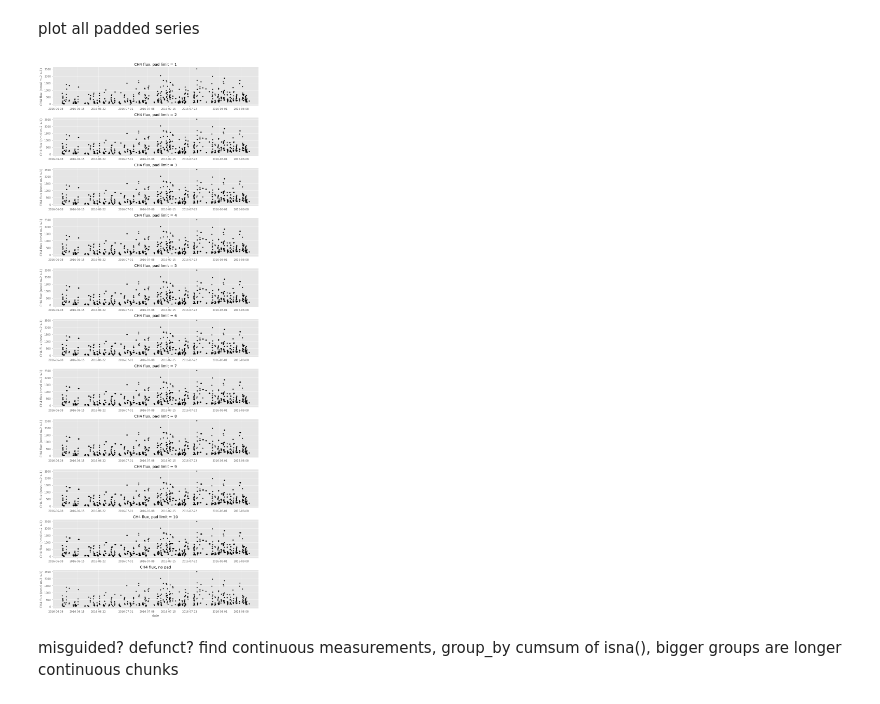
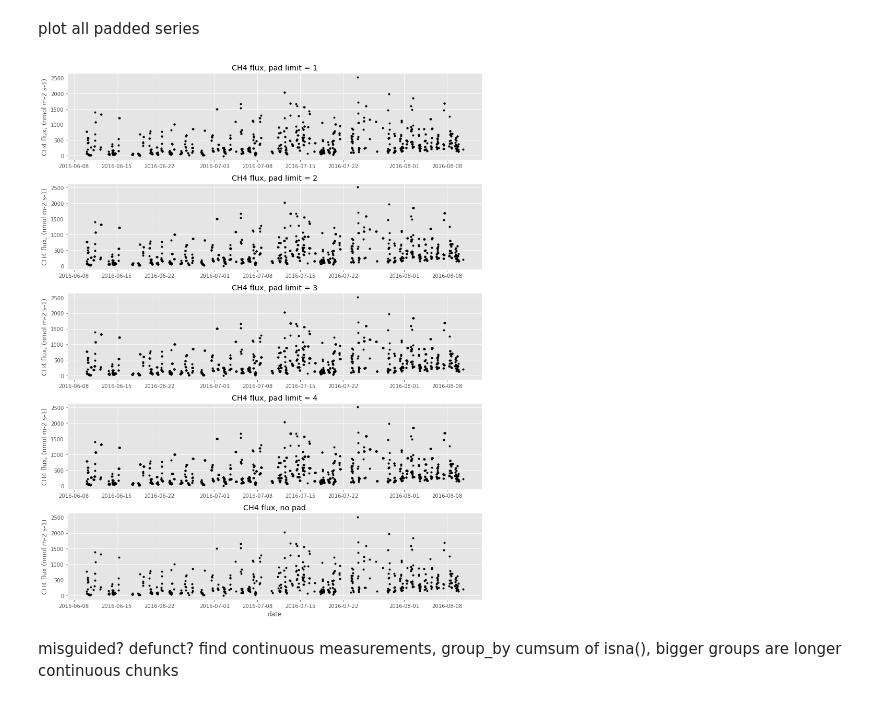
Before and after one commit to ottobriner/wavelet-partition, a Jupyter notebook: wavelet-partition.ipynb, the cells around one changed output. Saved outputs shown, nothing was run; the diff lists cells and outputs as text; code cells hidden in the pictures.

```diff
--- a/wavelet-partition.ipynb
+++ b/wavelet-partition.ipynb
@@ -18,10 +18,18 @@ plt.style.use('ggplot')
 
 FLUXNET-CH4 data stored on google drive, split google drive url and import with pandas
 # %%
-url = "https://drive.google.com/file/d/1Pudof9T3_TOxpd5eY2F9ZjyvGxFub4Rg/view?usp=sharing"
-file_id=url.split('/')[-2]
-dwn_url='https://drive.google.com/uc?id=' + file_id
-df = pd.read_csv(dwn_url)
+def pd_read_from_drive(site_id='FLX_JP-Swl'):
+    if site_id == 'FLX_JP-Swl': # urls could be stored as a dict {site_id : url}
+        url = "https://drive.google.com/file/d/1Pudof9T3_TOxpd5eY2F9ZjyvGxFub4Rg/view?usp=sharing"
+    elif site_id == 'FLX_JP-BBY':
+        url = "https://drive.google.com/file/d/1bMn9xCFZJ8Z1xVZmJ-Z8Xu0AH8xskyYs/view?usp=sharing"
+    else:
+        raise ValueError("not a valid site_id!") # could be KeyError with dict
+    file_id=url.split('/')[-2]
+    dwn_url='https://drive.google.com/uc?id=' + file_id
+    return pd.read_csv(dwn_url)
+
+df = pd_read_from_drive('FLX_JP-Swl')
 # %% [markdown]
 select all rows from selected columns
 # %%
@@ -30,7 +38,9 @@ df = df.loc[:, ["TIMESTAMP_START", "LE", "FCH4", "TA", "FCH4_F", "TA_F"]]
 replace missing with nan, forward-pad nans to new column "FCH4_P"
 # %%
 df = df.replace(-9999, np.nan)
-for i in range(10):
+
+num_pad = 4
+for i in range(num_pad):
     df['FCH4_P{}'.format(i+1)] = df["FCH4"].fillna(method="pad", limit=i+1)
 # %% [markdown]
 parse timestamp to new column "date"
@@ -79,20 +89,18 @@ dfw = df[df['FCH4'][df['date'] >= '2016-06-08'].first_valid_index():df['FCH4'][d
 # %% [markdown]
 plot all padded series
 # %%
-fig, ax = plt.subplots(11, 1, sharey=True, figsize=(12,30))
+fig, ax = plt.subplots(num_pad+1, 1, sharey=True, figsize=(12,15))
 
-for i in range(10):
+for i in range(num_pad):
     ax[i].plot(dfw['date'], dfw['FCH4_P{}'.format(i+1)], 'k.')
-    ax[i].set_title('CH4 flux, pad limit = {}'.format(i+1))
-    ax[i].set_ylabel('CH4 flux (nmol m-2 s-1)')
+    ax[i].set(ylabel='CH4 flux, (nmol m-2 s-1)', title='CH4 flux, pad limit = {}'.format(i+1))
 
-ax[10].plot(dfw['date'], dfw['FCH4'], 'k.')
-ax[10].set_title('CH4 flux, no pad')
-ax[10].set_xlabel('date')
-ax[10].set_ylabel('CH4 flux (nmol m-2 s-1)')
+ax[num_pad].plot(dfw['date'], dfw['FCH4'], 'k.')
+ax[num_pad].set(xlabel='date', ylabel='CH4 flux (nmol m-2 s-1)',
+                title='CH4 flux, no pad')
 plt.tight_layout()
 # %% [output]
-[figure, old version]
+[figure, new version]
 # %% [markdown]
 misguided? defunct? find continuous measurements, group_by cumsum of isna(), bigger groups are longer continuous chunks
 # %%
```
